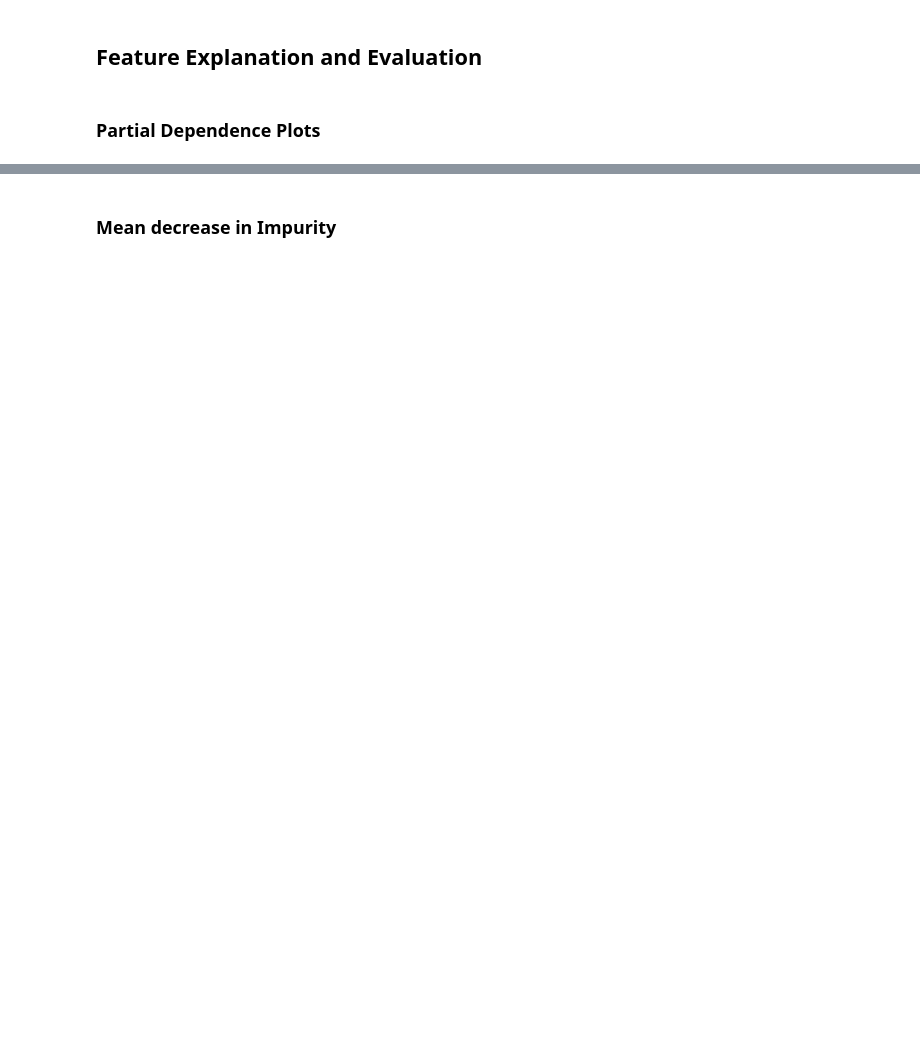
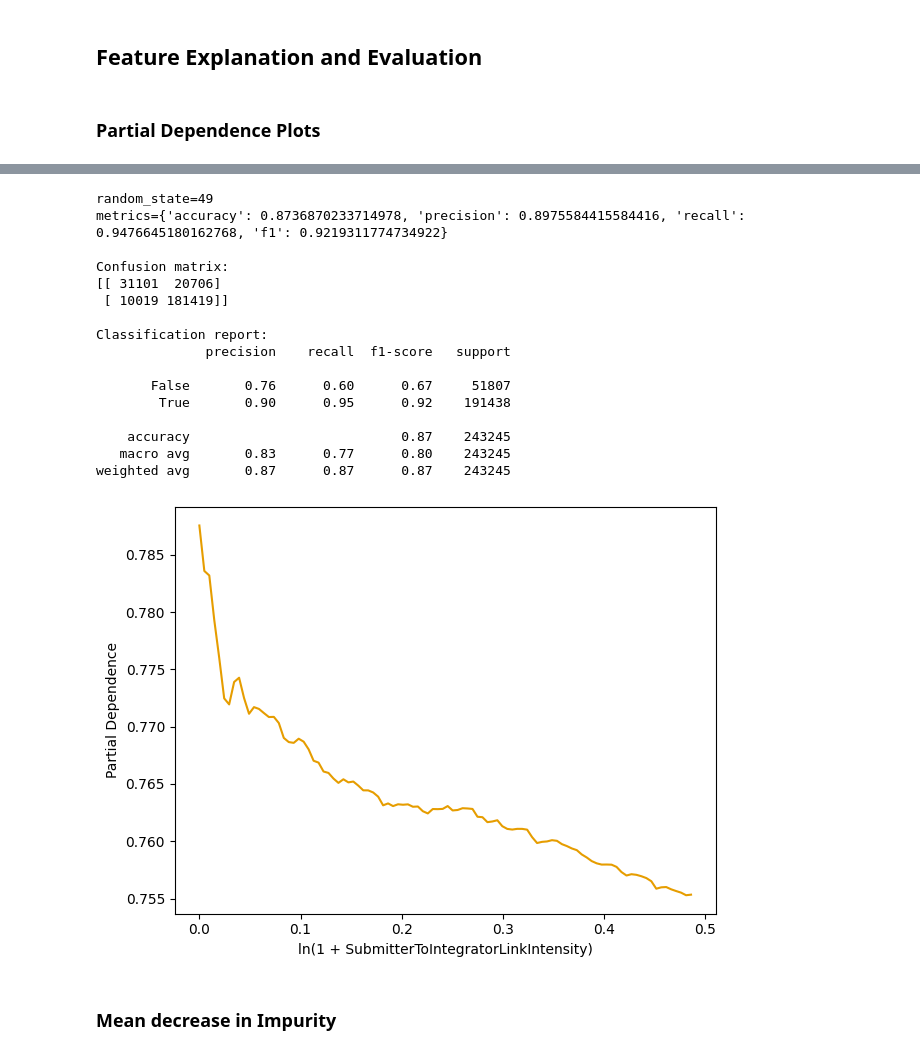
Before and after one commit to wmeijer221/msc_thesis, a Jupyter notebook: python_proj/modelling/notebooks/random_forest/full_model.ipynb, the cells around one changed output, grey strips where cells are left out. Drawn from its saved outputs; the diff is of its cells as text; code cells hidden in the pictures; blank space fills up the shorter version.

```diff
--- a/python_proj/modelling/notebooks/random_forest/full_model.ipynb
+++ b/python_proj/modelling/notebooks/random_forest/full_model.ipynb
@@ -242,35 +172,6 @@ f1_mean=0.7768570213353432, f1_std=0.0008775707483734157
 ## Feature Explanation and Evaluation
 # %% [markdown]
 ### Partial Dependence Plots
-# %%
-from sklearn.inspection import PartialDependenceDisplay
-from matplotlib import pyplot as plt
-
-
-def create_partial_dependence_plots(
-    rf_model: RandomForestRegressor, used_predictors: pd.DataFrame, model_name: str = ""
-):
-    # Collective partial dependence plot.
-    PartialDependenceDisplay.from_estimator(
-        rf_model, used_predictors, used_predictors.columns, percentiles=(0.01, 0.99)
-    )
-
-    fig = plt.gcf()
-    axs = fig.axes
-
-    lines = []
-    for ax in axs:
-        __lines = list([(line.get_xdata(), line.get_ydata()) for line in ax.lines])
-        lines.extend(__lines)
-
-    for (x, y), label in zip(lines, used_predictors.columns):
-        plt.clf()
-        plt.plot(x, y, linestyle="-", color="#e69d00")
-        plt.xlabel(label)
-        plt.ylabel("Partial Dependence")
-        plt.tight_layout()
-        output_path = f"{figure_base_path}/partial-dependence/{model_name}/{label}.png"
-        safe_save_fig(output_path)
 # %%
 from sklearn.model_selection import train_test_split
 
@@ -306,3 +183,33 @@ NameError: name 'create_partial_dependence_plots' is not defined
+# %%
+from python_proj.modelling.notebooks.random_forest.rf_functions import create_model
+from python_proj.modelling.notebooks.random_forest.pd_functions import (
+    create_partial_dependence_plots,
+)
+
+full_rf_model, _ = create_model(
+    train_predictors, train_dependent, test_predictors, test_dependent, seed_counter
+)
+
+output_path = f"{figure_base_path}/partial-dependence/"
+create_partial_dependence_plots(full_rf_model, test_predictors, output_path)
+# %% [output]
+random_state=49
+metrics={'accuracy': 0.8736870233714978, 'precision': 0.8975584415584416, 'recall': 0.9476645180162768, 'f1': 0.9219311774734922}
+
+Confusion matrix:
+[[ 31101  20706]
+ [ 10019 181419]]
+
+Classification report:
+              precision    recall  f1-score   support
+
+       False       0.76      0.60      0.67     51807
+        True       0.90      0.95      0.92    191438
+
+    accuracy                           0.87    243245
+   macro avg       0.83      0.77      0.80    243245
+weighted avg       0.87      0.87      0.87    243245
+[figure, added]
 # %% [markdown]
 ### Mean decrease in Impurity
 # %%
```
Also changed, not shown: parts of 18 cells of this notebook, 5 other files.
